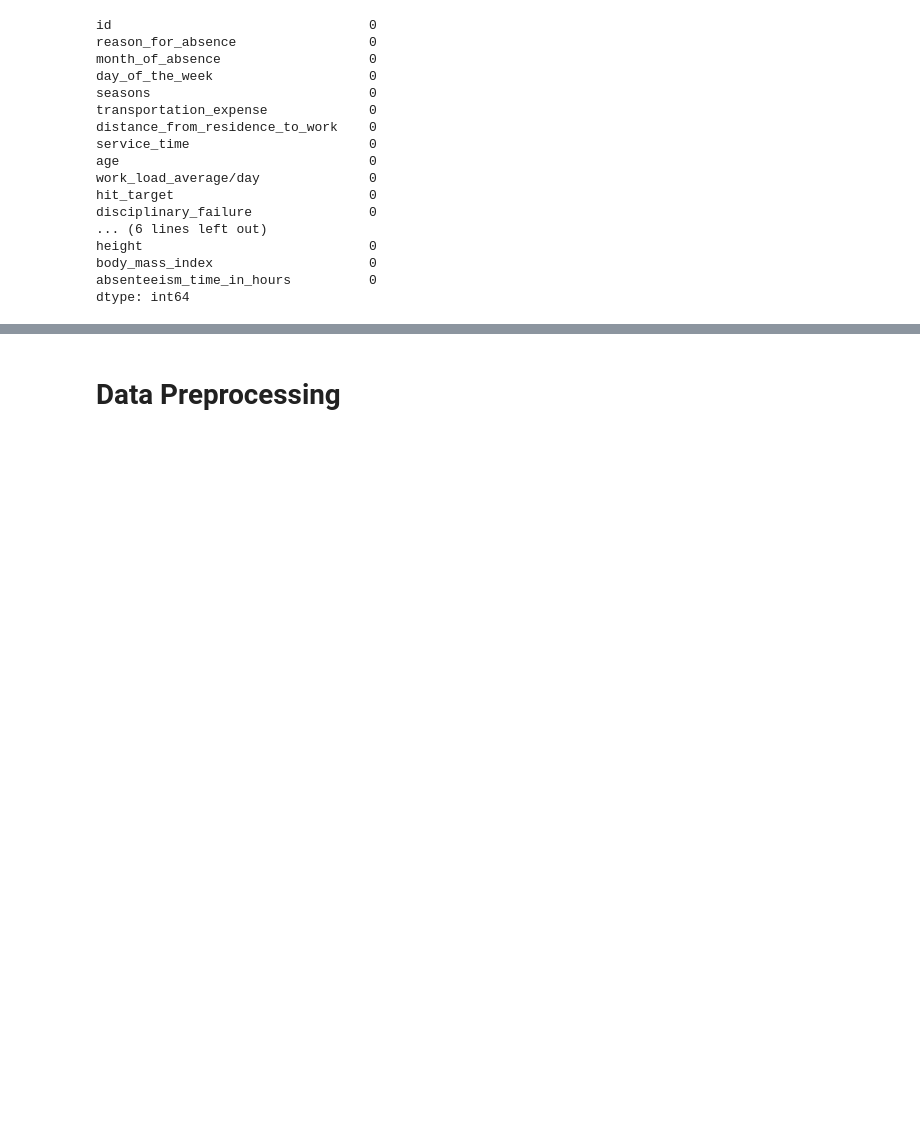
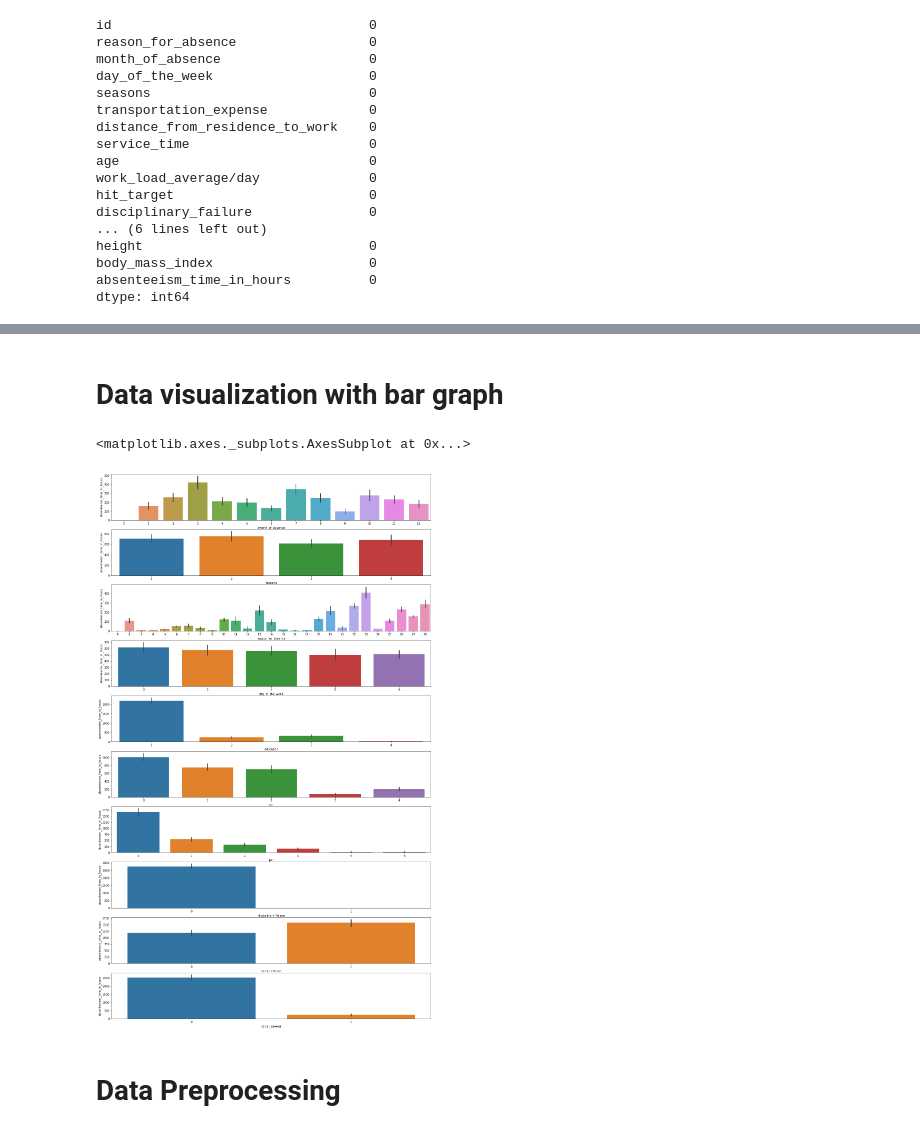
Before and after one commit to samarth-malhotra/DM_ASSIGNMENT, a Jupyter notebook: Assignment.ipynb, the cells around one changed output, grey strips where cells are left out. Cells and saved outputs as stored; diff of their text form; code cells hidden in the pictures; blank space fills up the shorter version.

```diff
--- a/Assignment.ipynb
+++ b/Assignment.ipynb
@@ -62,3 +113,26 @@ dtype: int64
+# %% [markdown]
+# Data visualization with bar graph
+# %%
+fig, axes = plt.subplots(10, 1)
+fig.set_figheight(35)
+fig.set_figwidth(20)
+
+# For categorical columns
+sns.barplot(x='month_of_absence',y='absenteeism_time_in_hours',data=df,estimator=np.sum, ax=axes[0])
+sns.barplot(x='seasons',y='absenteeism_time_in_hours',data=df,estimator=np.sum,ax=axes[1])
+sns.barplot(x='reason_for_absence',y='absenteeism_time_in_hours',data=df,estimator=np.sum,ax=axes[2])
+sns.barplot(x='day_of_the_week',y='absenteeism_time_in_hours',data=df,estimator=np.sum, ax=axes[3])
+sns.barplot(x='education',y='absenteeism_time_in_hours',data=df,estimator=np.sum,ax=axes[4])
+sns.barplot(x='son',y='absenteeism_time_in_hours',data=df,estimator=np.sum,ax=axes[5])
+sns.barplot(x='pet',y='absenteeism_time_in_hours',data=df,estimator=np.sum,ax=axes[6])
+
+# For boolean columns
+sns.barplot(x='disciplinary_failure',y='absenteeism_time_in_hours',data=df,estimator=np.sum,ax=axes[7])
+sns.barplot(x='social_drinker',y='absenteeism_time_in_hours',data=df,estimator=np.sum,ax=axes[8])
+sns.barplot(x='social_smoker',y='absenteeism_time_in_hours',data=df,estimator=np.sum,ax=axes[9])
+# %% [output]
+<matplotlib.axes._subplots.AxesSubplot at 0x...>
+[figure, added]
 # %% [markdown]
 <h1>Data Preprocessing</h1>
 # %%
```
Also changed, not shown: parts of 7 cells of this notebook.
